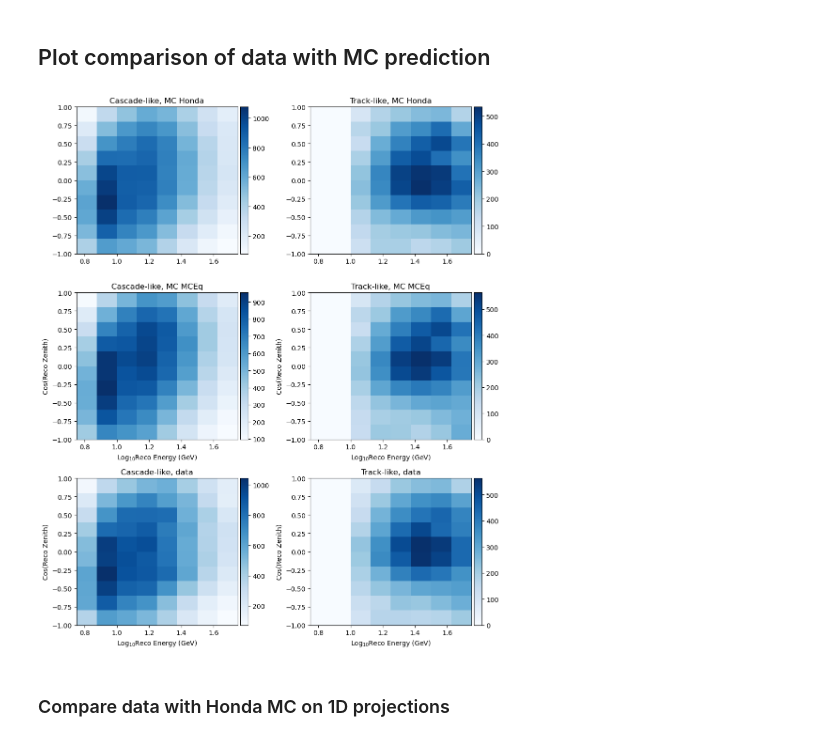
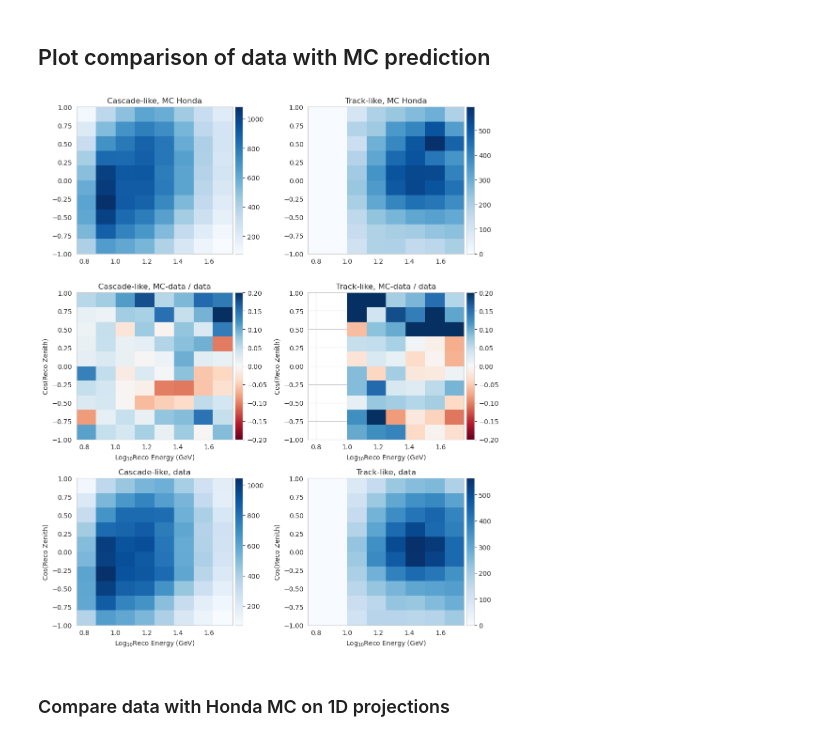
Before and after one commit to jn1707/LeggetGarg, a Jupyter notebook: analysis_a/reproduce.ipynb, the cells around one changed output. Drawn from its saved outputs; the diff is of its cells as text; code cells hidden in the pictures.

```diff
--- a/analysis_a/reproduce.ipynb
+++ b/analysis_a/reproduce.ipynb
@@ -1003,52 +1165,54 @@ ax0.set_title('Track-like, MC Honda')
 divider = make_axes_locatable(ax0)
 cax = divider.append_axes('right', size='5%', pad=0.05)
 fig.colorbar(cmesh, cax)
 
-cmesh = ax1.pcolormesh(bins_en,
-                       bins_cz,
-                       nu_hist[:,:,0] + muon_hist[:,:,0],
-                       cmap='Blues')
-ax1.set_title('Cascade-like, MC MCEq')
-divider = make_axes_locatable(ax1)
-cax = divider.append_axes('right', size='5%', pad=0.05)
-fig.colorbar(cmesh, cax)
-
-cmesh = ax2.pcolormesh(bins_en,
-                        bins_cz,
-                        nu_hist[:,:,1] + muon_hist[:,:,1],
-                        cmap='Blues')
-ax2.set_title('Track-like, MC MCEq')
-divider = make_axes_locatable(ax2)
-cax = divider.append_axes('right', size='5%', pad=0.05)
-fig.colorbar(cmesh, cax)
-
 cmesh = ax3.pcolormesh(bins_en,
                         bins_cz,
                         cascades_count,
                         cmap='Blues')
 ax3.set_title('Cascade-like, data')
 divider = make_axes_locatable(ax3)
 cax = divider.append_axes('right', size='5%', pad=0.05)
 fig.colorbar(cmesh, cax)
 
 track_padded = np.pad(track_count, ((0,0),(2,0)), 'constant', constant_values=0)
 cmesh = ax4.pcolormesh(bins_en,
                         bins_cz,
                         track_padded,
                         cmap='Blues')
 ax4.set_title('Track-like, data')
 divider = make_axes_locatable(ax4)
 cax = divider.append_axes('right', size='5%', pad=0.05)
 fig.colorbar(cmesh, cax)
 
+cmesh = ax1.pcolormesh(bins_en,
+                       bins_cz,
+                       (nu_hist_honda[:,:,0] + muon_hist[:,:,0]-cascades_count)/cascades_count,
+                       cmap='RdBu',
+                        vmin = -.2, vmax = .2)
+ax1.set_title('Cascade-like, MC-data / data')
+divider = make_axes_locatable(ax1)
+cax = divider.append_axes('right', size='5%', pad=0.05)
+fig.colorbar(cmesh, cax)
+
+cmesh = ax2.pcolormesh(bins_en,
+                        bins_cz,
+                        (nu_hist_honda[:,:,1] + muon_hist[:,:,1]-track_padded)/track_padded,
+                        cmap='RdBu',
+                        vmin = -.2, vmax = .2)
+ax2.set_title('Track-like, MC-data / data')
+divider = make_axes_locatable(ax2)
+cax = divider.append_axes('right', size='5%', pad=0.05)
+fig.colorbar(cmesh, cax)
+
 for ax in (ax1, ax2, ax3, ax4):
     ax.set_ylabel("Cos(Reco Zenith)")
     ax.set_xlabel(r"Log$_{10}$Reco Energy (GeV)")
 
 
 fig.tight_layout()
 # %% [output]
-[figure, old version]
+[figure, new version]
 # %% [markdown]
 ### Compare data with Honda MC on 1D projections
 # %% [markdown]
```
Also changed, not shown: parts of 44 cells of this notebook, 1 other file.
